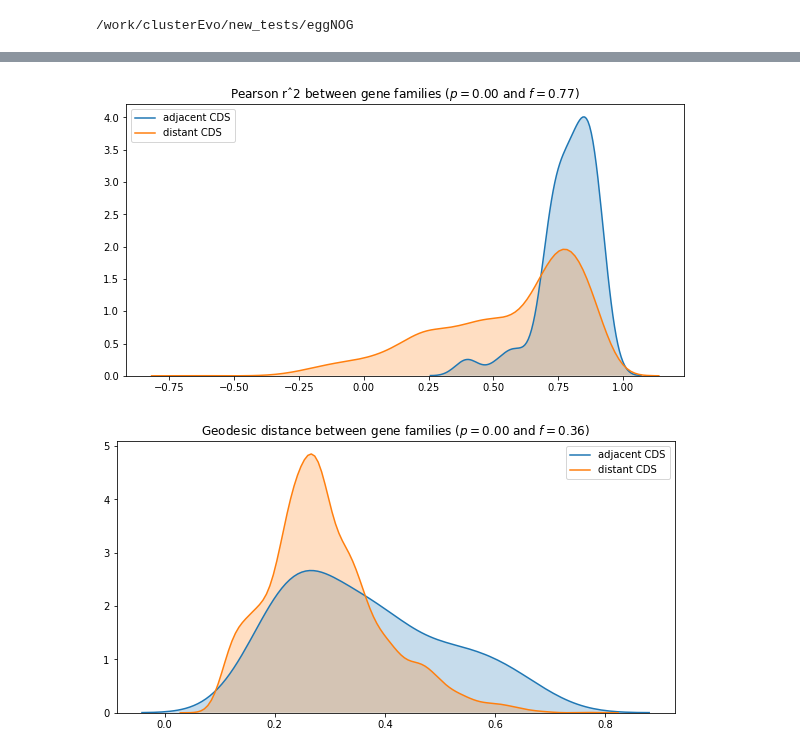
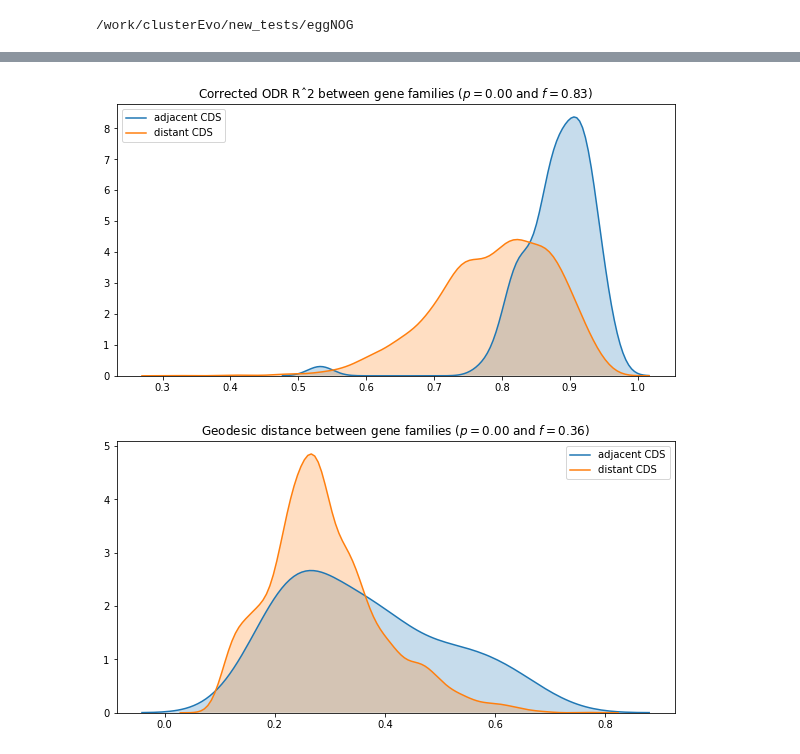
Before and after one commit to lthiberiol/jupyter_notebooks, a Jupyter notebook: gene family distances/eggNOG_compare_metrics.ipynb, the cells around one changed output, grey strips where cells are left out. Saved outputs shown, nothing was run; the diff lists cells and outputs as text; code cells hidden in the pictures.

```diff
--- a/gene family distances/eggNOG_compare_metrics.ipynb
+++ b/gene family distances/eggNOG_compare_metrics.ipynb
@@ -85,3 +104,6 @@ else:
+# %%
+# odr_df['jaccard_product']   = odr_df.Rsquared * jaccard_df.jaccard
+odr_df['Rsquared_corrected']= odr_df.Rsquared * braycurtis_df.braycurtis
 # %%
 geo_matrix = pd.read_csv('geodesic_distances.csv', index_col=0)
 geo_matrix = geo_matrix.reindex(index  =group_ids,
@@ -149,0 +150,15 @@ cluster_df = pd.DataFrame(columns=['odr', 'geo', 'rf'],
+# %%
+string = pd.read_parquet('duplications/few_duplications-string.parquet')
+
+string = string.query('group1 in @single_copy.group_id & '
+                      'group2 in @single_copy.group_id').copy()
+
+string['group_pair'] = string[['group1', 'group2']].agg(frozenset, axis=1)
+string.drop_duplicates(subset='group_pair', inplace=True)
+
+strongly_related = string.query('combined_score >= 900')
+weakly_related   = string.query('combined_score <= 200')
+
+odr_df['group_pair'] = odr_df[['group1', 'group2']].agg(frozenset, axis=1)
+geo_edges['group_pair'] = odr_df[['group1', 'group2']].agg(frozenset, axis=1)
+rf_edges['group_pair'] = odr_df[['group1', 'group2']].agg(frozenset, axis=1)
@@ -226,14 +342,14 @@ adjacency_frequency = Counter(tmp_adjacent_pairs)
 distant_genes_coevol = []
 for pair, count in distant_frequency.items():
     if count >= 4:
-        row = odr_edges.query('(group1 in @pair) & (group2 in @pair)').squeeze()
-        distant_genes_coevol.append(row.r2)
+        row = odr_df.query('(group1 in @pair) & (group2 in @pair)').squeeze()
+        distant_genes_coevol.append(row.Rsquared)
 
 adjacent_genes_coevol = []
 for pair, count in adjacency_frequency.items():
     if count >= 4:
-        row = odr_edges.query('(group1 in @pair) & (group2 in @pair)').squeeze()
-        adjacent_genes_coevol.append(row.r2)
+        row = odr_df.query('(group1 in @pair) & (group2 in @pair)').squeeze()
+        adjacent_genes_coevol.append(row.Rsquared)
 
 hypothesis = mannwhitneyu(distant_genes_coevol,
                           adjacent_genes_coevol)
@@ -251,14 +367,14 @@ ax.set_title(f'ODR Rˆ2 between gene families ($p={hypothesis.pvalue:.2f}$ and $
 distant_genes_coevol = []
 for pair, count in distant_frequency.items():
     if count >= 4:
-        row = pearson_edges.query('(group1 in @pair) & (group2 in @pair)').squeeze()
-        distant_genes_coevol.append(row.r2)
+        row = odr_df.query('(group1 in @pair) & (group2 in @pair)').squeeze()
+        distant_genes_coevol.append(row.Rsquared_corrected)
 
 adjacent_genes_coevol = []
 for pair, count in adjacency_frequency.items():
     if count >= 4:
-        row = pearson_edges.query('(group1 in @pair) & (group2 in @pair)').squeeze()
-        adjacent_genes_coevol.append(row.r2)
+        row = odr_df.query('(group1 in @pair) & (group2 in @pair)').squeeze()
+        adjacent_genes_coevol.append(row.Rsquared_corrected)
 
 hypothesis = mannwhitneyu(distant_genes_coevol,
                           adjacent_genes_coevol)
@@ -266,12 +382,12 @@ effect_size = cles(distant_genes_coevol, adjacent_genes_coevol)
 # %%
 fig, ax = plt.subplots(figsize=(10, 5))
 
 sns.kdeplot(adjacent_genes_coevol, shade=True, label='adjacent CDS', ax=ax)
 sns.kdeplot(distant_genes_coevol,  shade=True, label='distant CDS', ax=ax)
 
-ax.set_title(f'Pearson rˆ2 between gene families ($p={hypothesis.pvalue:.2f}$ and $f={effect_size:.2f}$)');
+ax.set_title(f'Corrected ODR Rˆ2 between gene families ($p={hypothesis.pvalue:.2f}$ and $f={effect_size:.2f}$)');
 # %% [output]
-[figure, old version]
+[figure, new version]
 # %%
 distant_genes_coevol = []
 for pair, count in distant_frequency.items():
```
Also changed, not shown: parts of 22 cells of this notebook, 2 other files.
